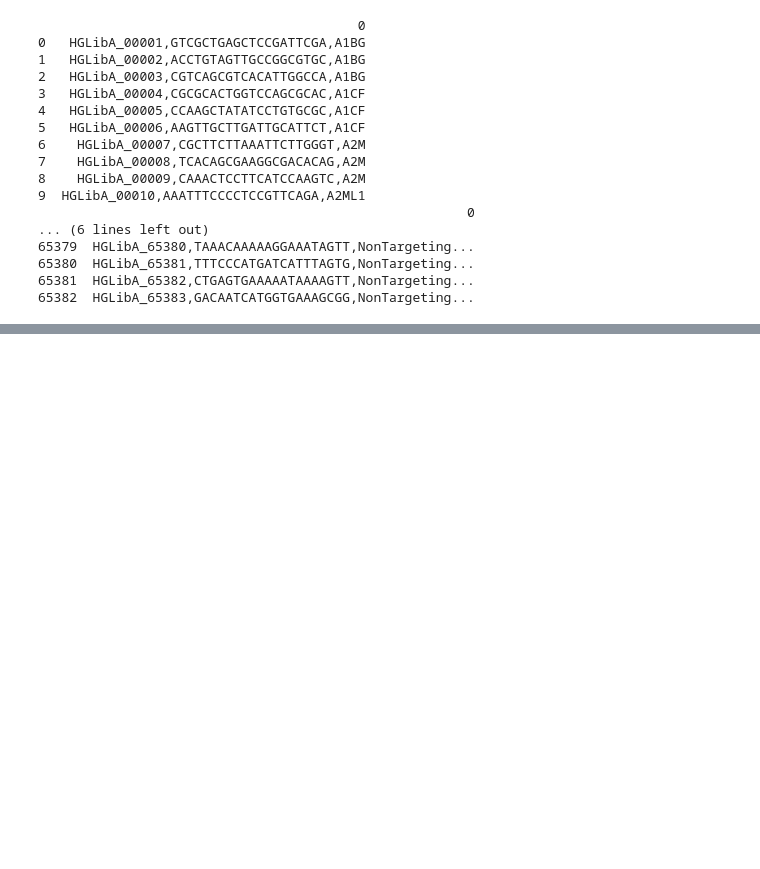
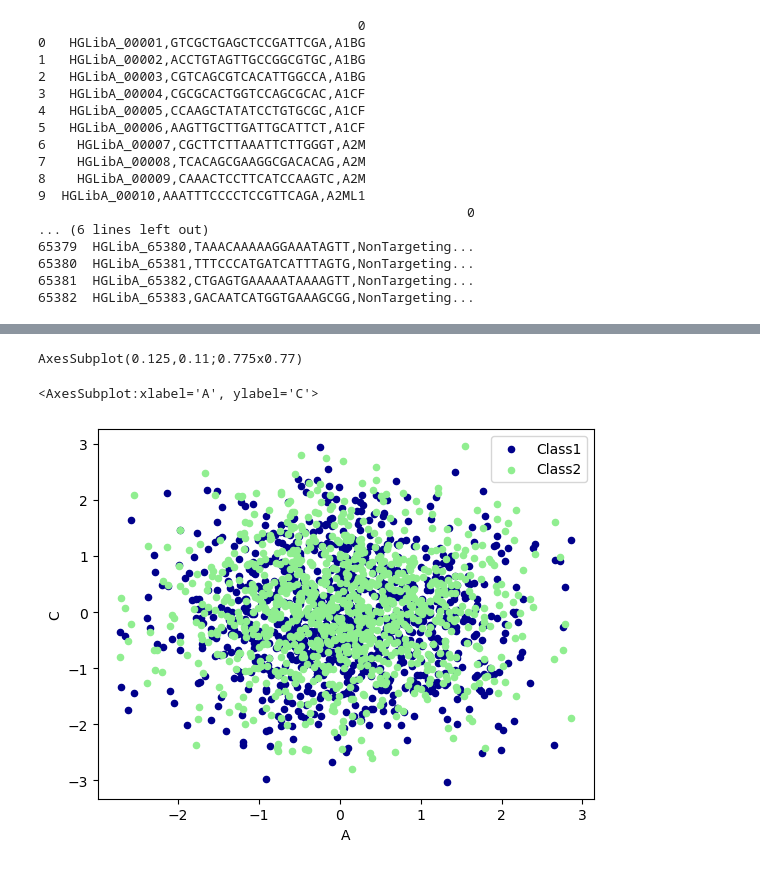
Before and after one commit to Luolattee26/Python_ML_learning, a Jupyter notebook: Python_pandas.ipynb, the cells around one changed output, grey strips where cells are left out. Cells and saved outputs as stored; diff of their text form; code cells hidden in the pictures; blank space fills up the shorter version.

```diff
--- a/Python_pandas.ipynb
+++ b/Python_pandas.ipynb
@@ -417,0 +703,11 @@ import pandas as pd
+# %%
+ax = data.plot.scatter(x='A',y='B',color='DarkBlue',label='Class1')
+print(ax)
+# 将之下这个 data 画在上一个 ax 上面
+data.plot.scatter(x='A',y='C',color='LightGreen',label='Class2',ax=ax)
+# 其实就是利用第一个ax保存了第一个图层的数据，而后在画第二张图的时候把上一个图ax的数据作为参数传进去
+# 这是一种画不同图层很方便的方法
+# %% [output]
+AxesSubplot(0.125,0.11;0.775x0.77)
+<AxesSubplot:xlabel='A', ylabel='C'>
+[figure, added]
```
Also changed, not shown: parts of 16 cells of this notebook.
